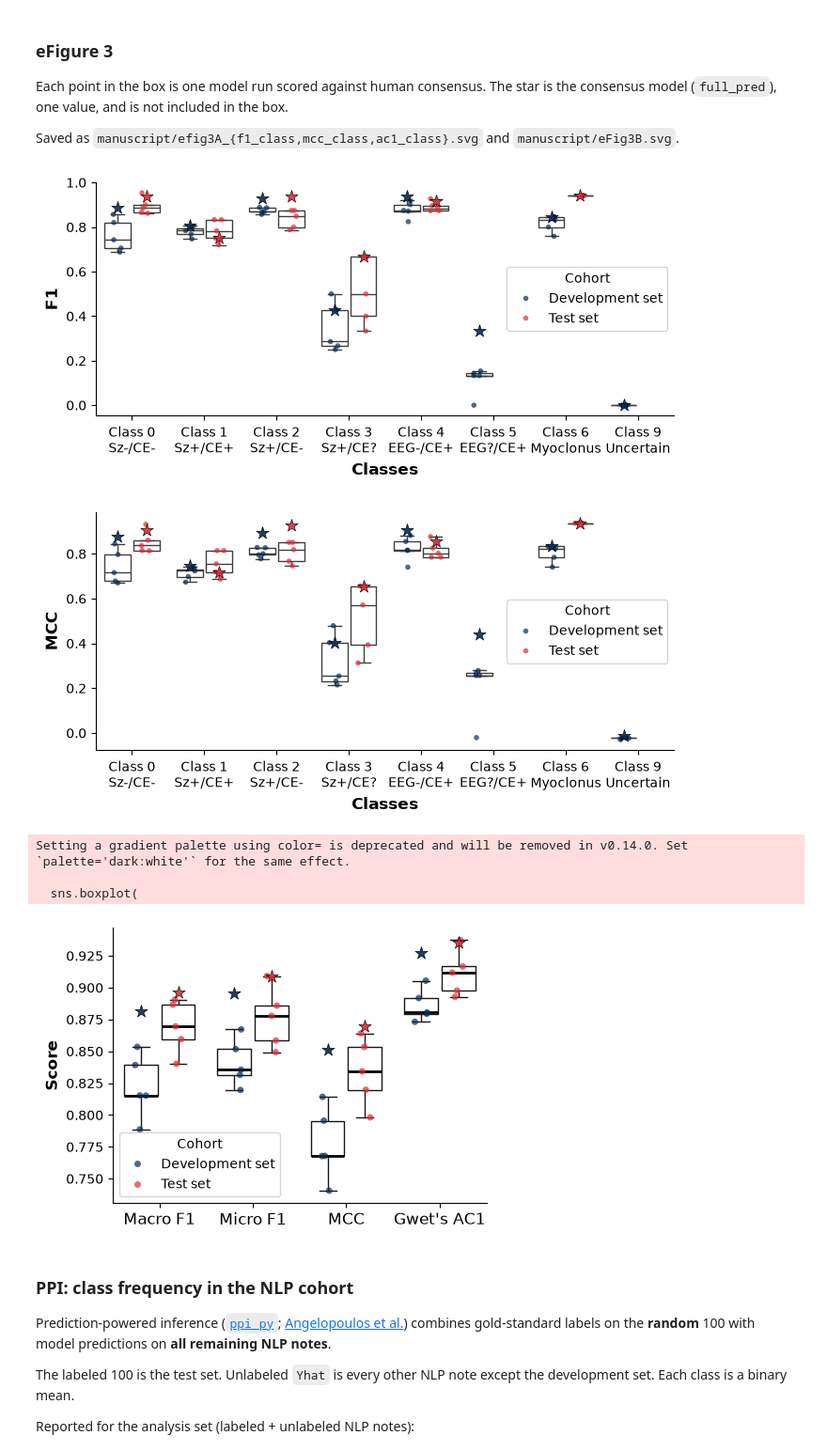
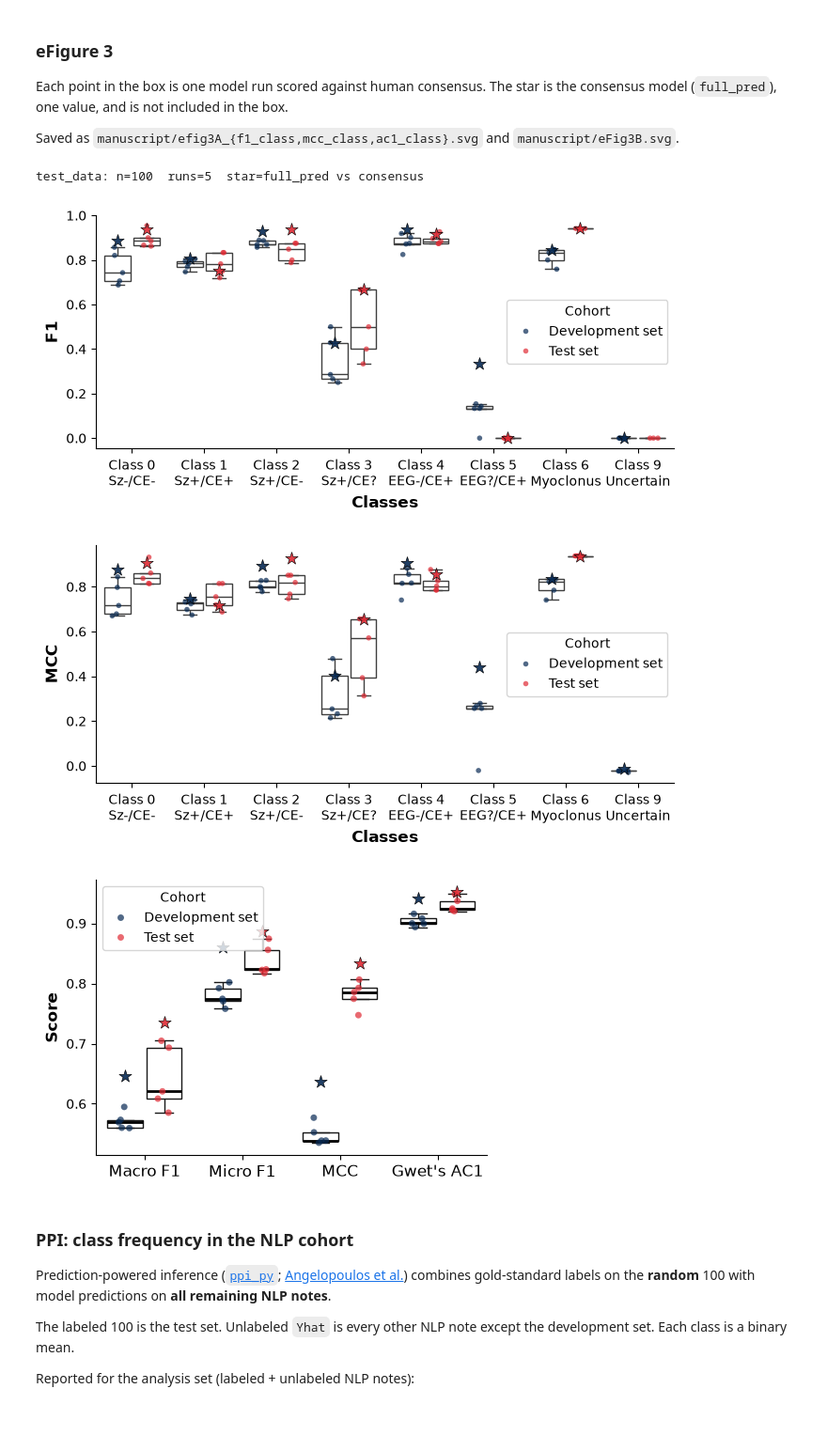
Before and after one commit to haoershi/EEG_report_NLP, a Jupyter notebook: Manuscript.ipynb, the cells around one changed output. Shown at 94% size. Saved outputs shown, nothing was run; the diff lists cells and outputs as text; code cells hidden in the pictures; blank space fills up the shorter version.

```diff
--- a/Manuscript.ipynb
+++ b/Manuscript.ipynb
@@ -131,31 +131,10 @@ def figure2_class_col_order():
     return list(MAJOR_COLS) + list(FIG2_UNCERTAIN_COLS)
 
 
-def figure2_tick_labels(Y_dev, Y_other=None):
-    """Figure 2 x-axis: class label plus consensus-positive n.
-
-    n uses gold-standard consensus labels. If Y_other is given (the comparison
-    cohort), ticks show development / other: (n=dev/other).
-    """
-    Y_dev = np.asarray(Y_dev).astype(int)
-    n_dev = int(Y_dev.shape[0])
-    c_dev = Y_dev.sum(axis=0).astype(int)
-    if Y_other is None:
-        fmt = lambda a, b: f"(n={int(a)})"
-        n_pair = (n_dev, n_dev)
-        c_oth = c_dev
-    else:
-        Y_other = np.asarray(Y_other).astype(int)
-        n_oth = int(Y_other.shape[0])
-        c_oth = Y_other.sum(axis=0).astype(int)
-        fmt = lambda a, b: f"(n={int(a)}/{int(b)})"
-        n_pair = (n_dev, n_oth)
-    labels = []
-    for j in figure2_class_col_order():
-        c = class_inds[j]
-        labels.append(f"{class_tick_label(c)}\n{fmt(c_dev[j], c_oth[j])}")
-    labels.append(f"Major-class\naverage\n{fmt(*n_pair)}")
-    labels.append(f"All-class\naverage\n{fmt(*n_pair)}")
+def figure2_tick_labels(Y_dev=None, Y_other=None):
+    """Figure 2 x-axis: class labels, then the two averages (no n)."""
+    labels = [class_tick_label(class_inds[j]) for j in figure2_class_col_order()]
+    labels += ['Major-class' + chr(10) + 'average', 'All-class' + chr(10) + 'average']
     return labels
 
 
@@ -254,7 +233,7 @@ def binary_metrics(y, yhat):
         mcc, kappa = np.nan, np.nan
     return {
         'accuracy': float(accuracy_score(y, yhat)),
-        'f1': (np.nan if (tp + fn) == 0 else float(f1_score(y, yhat, zero_division=0))),
+        'f1': (np.nan if (tp + fp + fn) == 0 else float(f1_score(y, yhat, zero_division=0))),
         'precision': (np.nan if (tp + fp) == 0 else float(prec)),
         'recall': (np.nan if (tp + fn) == 0 else float(rec)),
         'specificity': float(spec),
@@ -945,7 +924,7 @@ def _valid_cache(obj):
     meta = obj.get('meta') or {}
     if meta.get('undefined_as_nan') is not True or meta.get('undefined_f1_nan') is not True:
         return False
-    if meta.get('major_class_overall') is not True:
+    if meta.get('major_class_overall') is not True or meta.get('f1_zero_when_fp') is not True:
         return False
     sp = obj.get('scores_phys') or {}
     return (
@@ -1012,6 +991,7 @@ if scores_bundle is None:
             'n_pairs_annot': n_pairs, 'n_pairs_val2': 1,
             'undefined_as_nan': True,
             'undefined_f1_nan': True,
+            'f1_zero_when_fp': True,
             'major_class_overall': True,
             'all_class_overall': True,
             'note': 'pair-level arrays; overall micro/macro on major 0,1,2,4,6 and all classes; seizure=OR 1-3; event=OR 4-5',
@@ -1493,7 +1473,7 @@ for class_key, overall_maj, overall_all, ylab, fname in metrics:
     ax.set_xticks(x)
     ax.set_xticklabels(tick_labels, fontsize=9)
     ax.set_xlim(-0.55, len(tick_labels) - 0.45)
-    ax.set_xlabel('Class (n)', fontsize=11, fontweight='bold')
+    ax.set_xlabel('Classes', fontsize=11, fontweight='bold')
     ax.set_ylabel(ylab, fontsize=12, fontweight='bold')
     ax.tick_params(axis='y', labelsize=10)
     # if class_key == 'mcc':
@@ -1784,8 +1770,9 @@ for score in score_names:
     plt.show()
     fig.savefig(f'manuscript/efig3A_{score}.svg')
 # %% [output]
+test_data: n=100  runs=5  star=full_pred vs consensus
-[figure, old version]
+[figure, new version]
-[figure, old version]
+[figure, new version]
 # %%
 # eFigure 5C: overall single runs (box) and consensus model (star)
 
@@ -1818,7 +1805,8 @@ def _efig5_packs():
 
 scores_ds, scores_val2_runs, scores_val2_star = _efig5_packs()
 group_palette = {'Development set': '#082A54', 'Test set': '#E02B35'}
-score_names = ['macro_f1', 'micro_f1', 'mcc', 'ac1']
+score_names = ['macro_f1_all', 'micro_f1_all', 'mcc_all', 'ac1_all']  # all-class averages
+score_labels.update({'macro_f1_all': 'Macro F1', 'micro_f1_all': 'Micro F1', 'mcc_all': 'MCC', 'ac1_all': "Gwet's AC1"})
 all_data, star_data = [], []
 for score in score_names:
     ds = np.asarray(scores_ds[score], dtype=float).ravel()
@@ -1838,37 +1826,34 @@ all_data = pd.concat(all_data, ignore_index=True)
 star_data = pd.concat(star_data, ignore_index=True)
 
 fig, ax = plt.subplots(figsize=(5, 3.5))
 sns.boxplot(
     x='score', y='value', hue='group', data=all_data, color='white',
     dodge=True, notch=False, showcaps=True, showfliers=False,
     medianprops={'color': 'black', 'linewidth': 2},
     boxprops={'facecolor': 'white'}, gap=0.1, whis=1.5, width=0.8, ax=ax,
 )
 sns.stripplot(
     x='score', y='value', hue='group', data=all_data, palette=group_palette,
     dodge=True, alpha=0.7, size=5, jitter=0.15, ax=ax,
 )
 handles, labels = ax.get_legend_handles_labels()
 by_label = dict(zip(labels, handles))
 sns.stripplot(
     x='score', y='value', hue='group', data=star_data, palette=group_palette,
     dodge=True, edgecolor='black', marker='*', linewidth=0.5, size=10, ax=ax, alpha=0.9,
 )
 x = np.arange(len(score_names))
 ax.legend(by_label.values(), by_label.keys(), title='Cohort')
 ax.set_xticks(x)
 ax.set_xticklabels([score_labels[s] for s in score_names], fontsize=12)
 ax.set_xlabel('')
 ax.set_ylabel('Score', fontsize=12, fontweight='bold')
 sns.despine()
 plt.tight_layout()
 plt.show()
 fig.savefig('manuscript/eFig3B.svg')
 # %% [output]
-Setting a gradient palette using color= is deprecated and will be removed in v0.14.0. Set `palette='dark:white'` for the same effect.
-
-  sns.boxplot(
-[figure, old version]
+[figure, new version]
 # %% [markdown]
 ### PPI: class frequency in the NLP cohort
 
```
Also changed, not shown: parts of 8 cells of this notebook, 1 other file.
